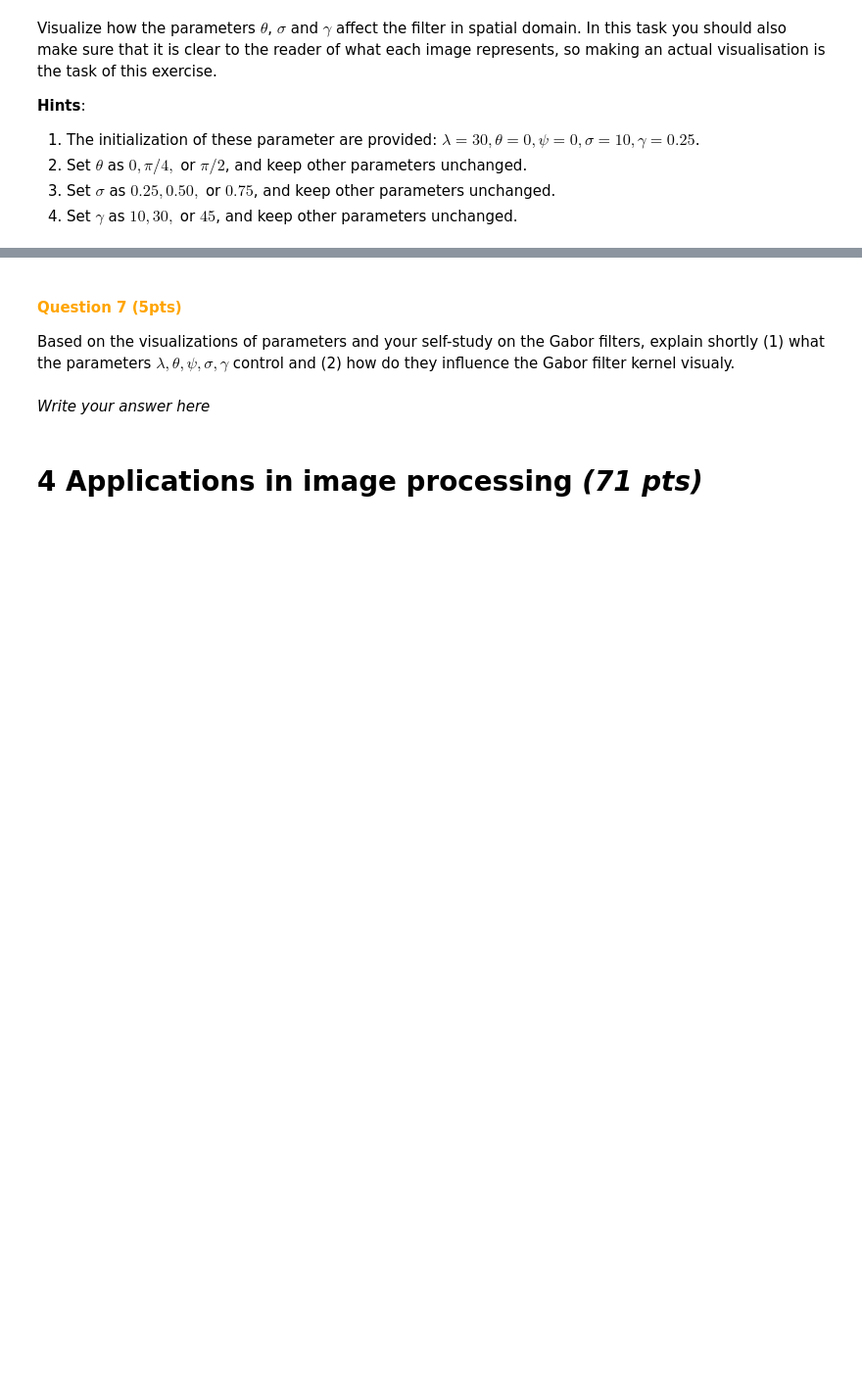
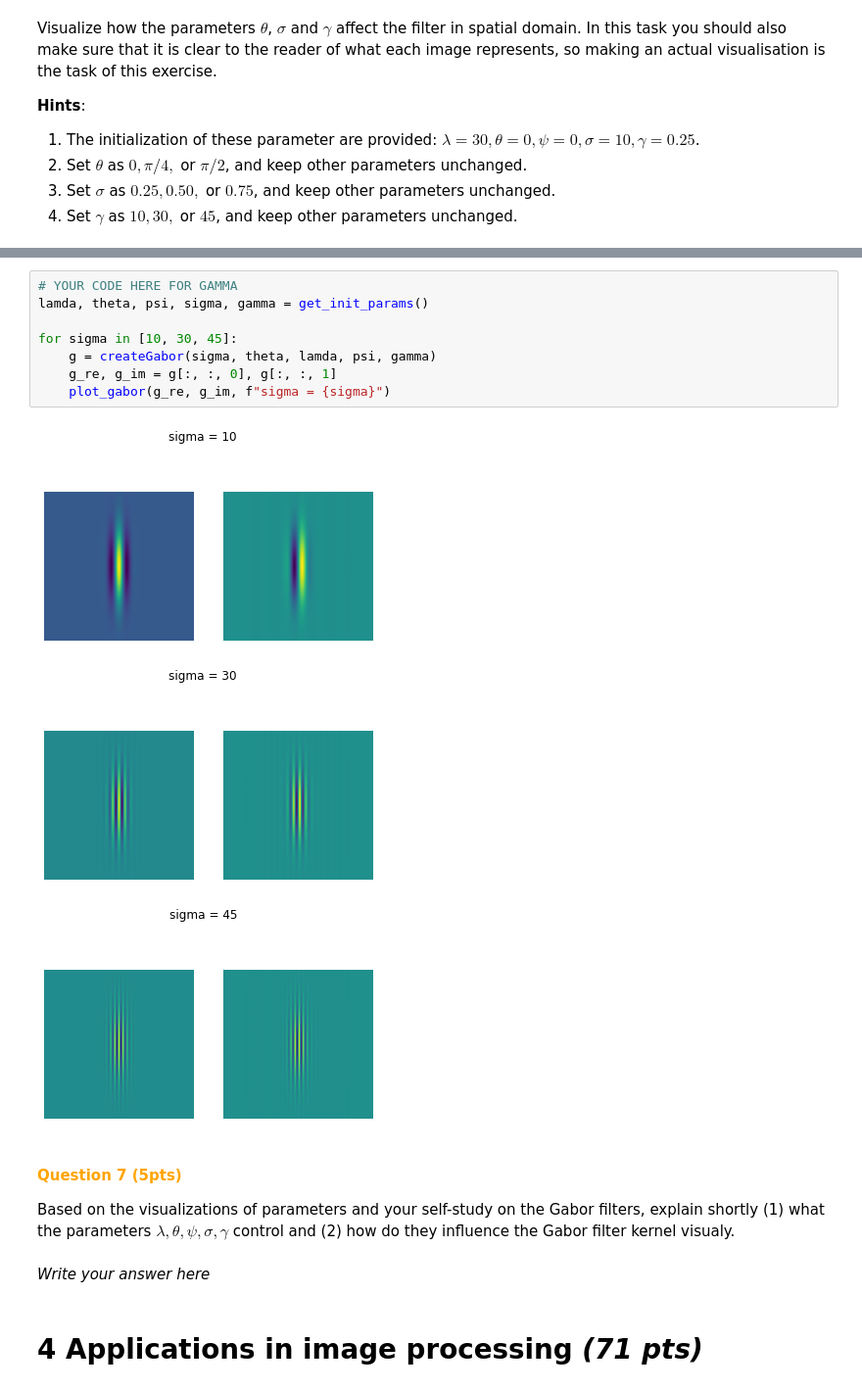
Before and after one commit to nordinbelkacemi/cv1-lab1, a Jupyter notebook: lab2/15096157_13740512_12556963.ipynb, the cells around one changed output, grey strips where cells are left out. Shown at 98% size. Saved outputs shown, nothing was run; the diff lists cells and outputs as text; blank space fills up the shorter version.

```diff
--- a/lab2/15096157_13740512_12556963.ipynb
+++ b/lab2/15096157_13740512_12556963.ipynb
@@ -490,3 +545,15 @@ Visualize how the parameters $\theta$, $\sigma$ and $\gamma$ affect the filter i
+# %%
+# YOUR CODE HERE FOR GAMMA
+lamda, theta, psi, sigma, gamma = get_init_params()
+
+for sigma in [10, 30, 45]:
+    g = createGabor(sigma, theta, lamda, psi, gamma)
+    g_re, g_im = g[:, :, 0], g[:, :, 1]
+    plot_gabor(g_re, g_im, f"sigma = {sigma}")
+# %% [output]
+[figure, added]
+[figure, added]
+[figure, added]
 # %% [markdown]
 #### <span style="color:orange;"> Question 7 (5pts) </span>
 Based on the visualizations of parameters and your self-study on the Gabor filters, explain shortly (1) what the parameters $\lambda, \theta, \psi, \sigma, \gamma$ control and (2) how do they influence the Gabor filter kernel visualy.
```
Also changed, not shown: parts of 27 cells of this notebook.
